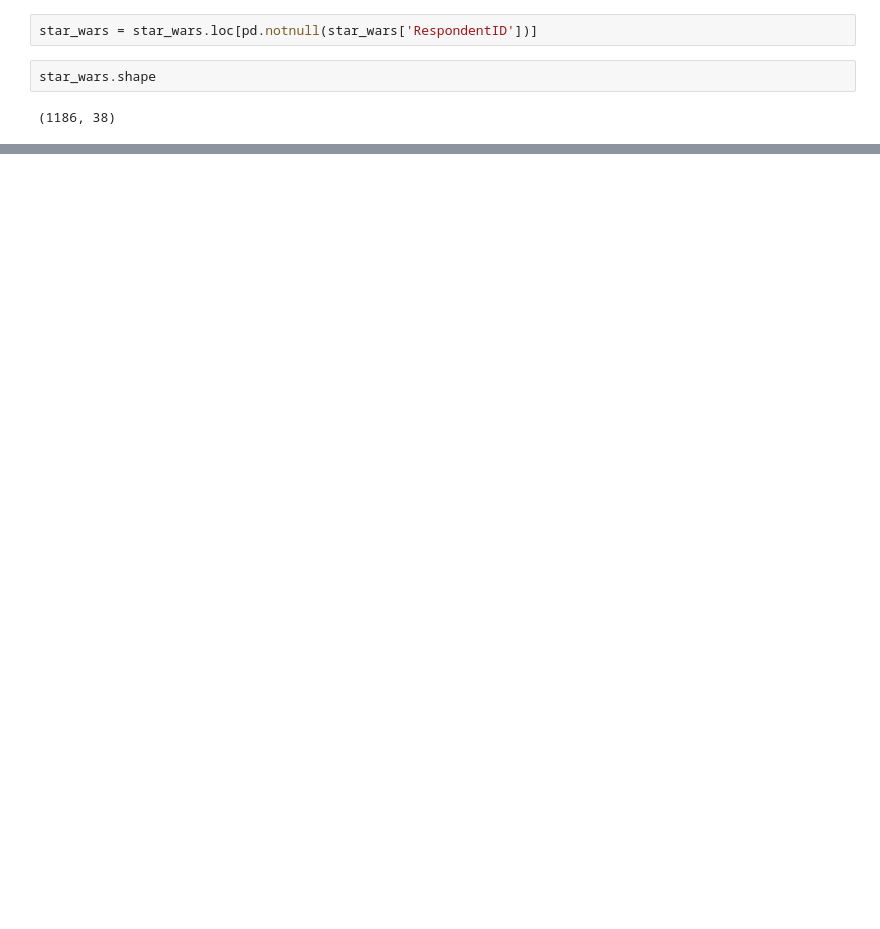
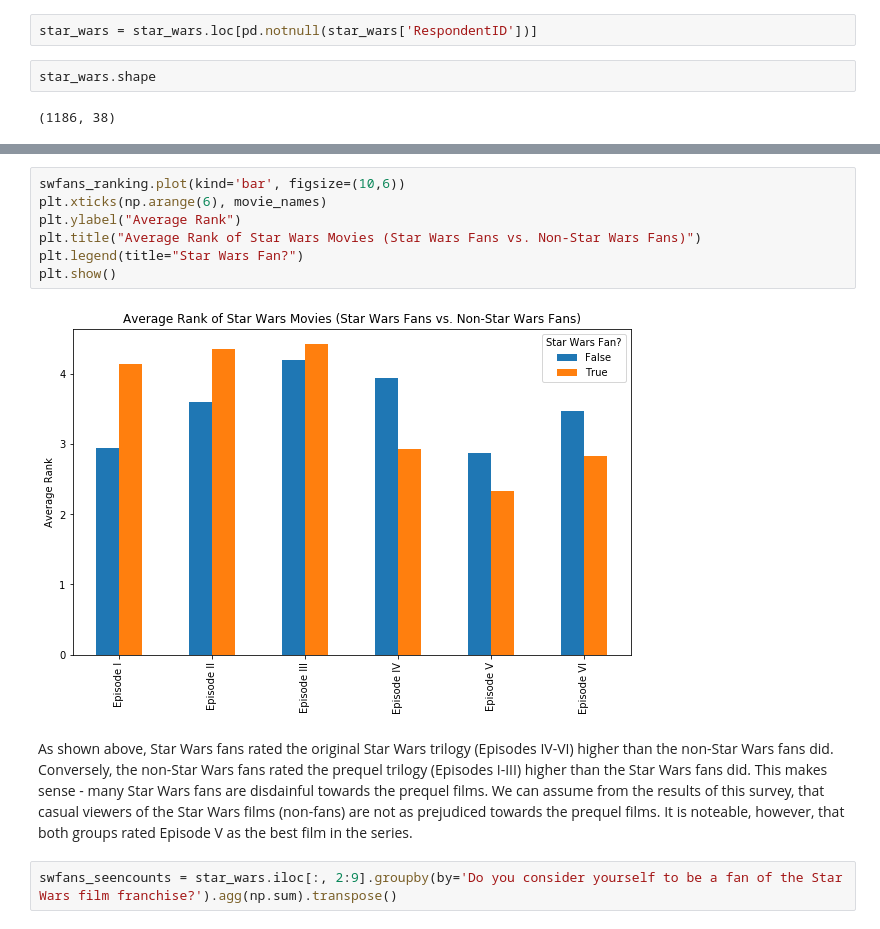
Before and after one commit to cfrisby/DataQuest_Projects, a Jupyter notebook: Star Wars Survey/StarWars_Survey.ipynb, the cells around one changed output, grey strips where cells are left out. Cells and saved outputs as stored; diff of their text form; blank space fills up the shorter version.

```diff
--- a/Star Wars Survey/StarWars_Survey.ipynb
+++ b/Star Wars Survey/StarWars_Survey.ipynb
@@ -94,0 +202,13 @@ dtype: int64
+# %%
+swfans_ranking.plot(kind='bar', figsize=(10,6))
+plt.xticks(np.arange(6), movie_names)
+plt.ylabel("Average Rank")
+plt.title("Average Rank of Star Wars Movies (Star Wars Fans vs. Non-Star Wars Fans)")
+plt.legend(title="Star Wars Fan?")
+plt.show()
+# %% [output]
+[figure, added]
+# %% [markdown]
+As shown above, Star Wars fans rated the original Star Wars trilogy (Episodes IV-VI) higher than the non-Star Wars fans did. Conversely, the non-Star Wars fans rated the prequel trilogy (Episodes I-III) higher than the Star Wars fans did. This makes sense - many Star Wars fans are disdainful towards the prequel films. We can assume from the results of this survey, that casual viewers of the Star Wars films (non-fans) are not as prejudiced towards the prequel films. It is noteable, however, that both groups rated Episode V as the best film in the series.
+# %%
+swfans_seencounts = star_wars.iloc[:, 2:9].groupby(by='Do you consider yourself to be a fan of the Star Wars film franchise?').agg(np.sum).transpose()
```
Also changed, not shown: parts of 36 cells of this notebook.
